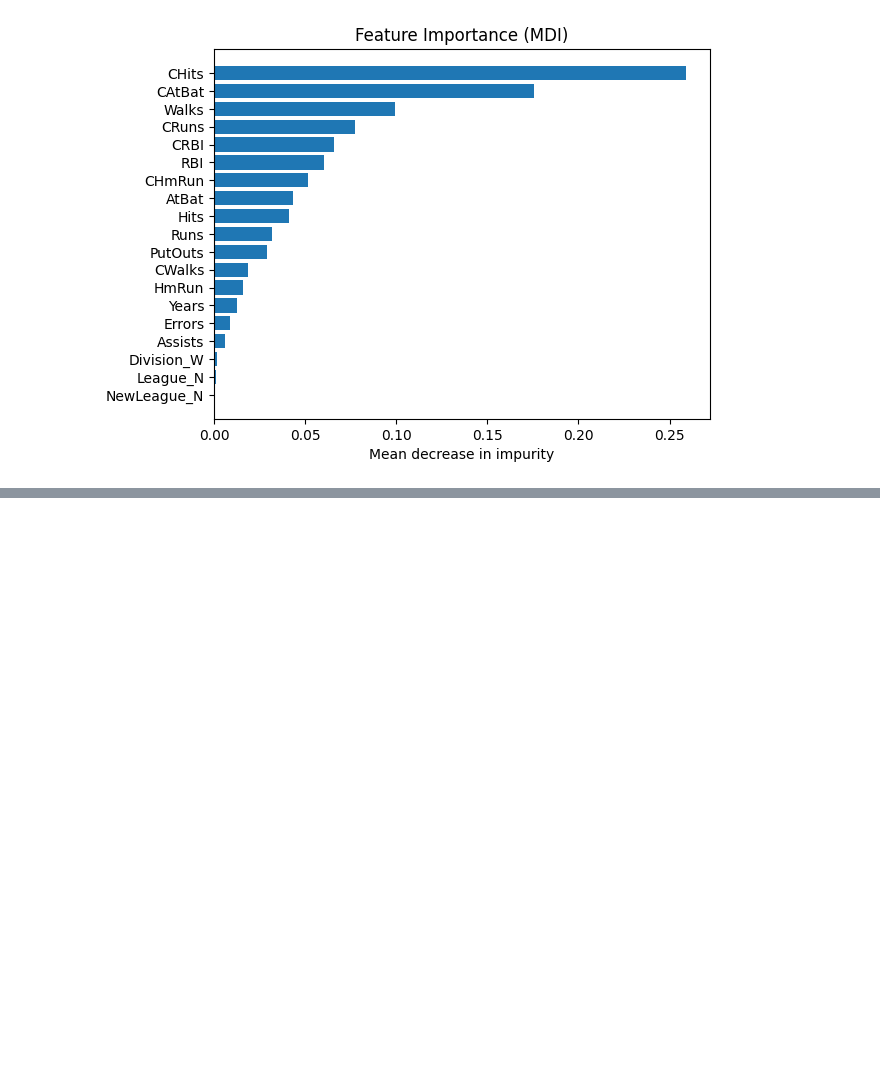
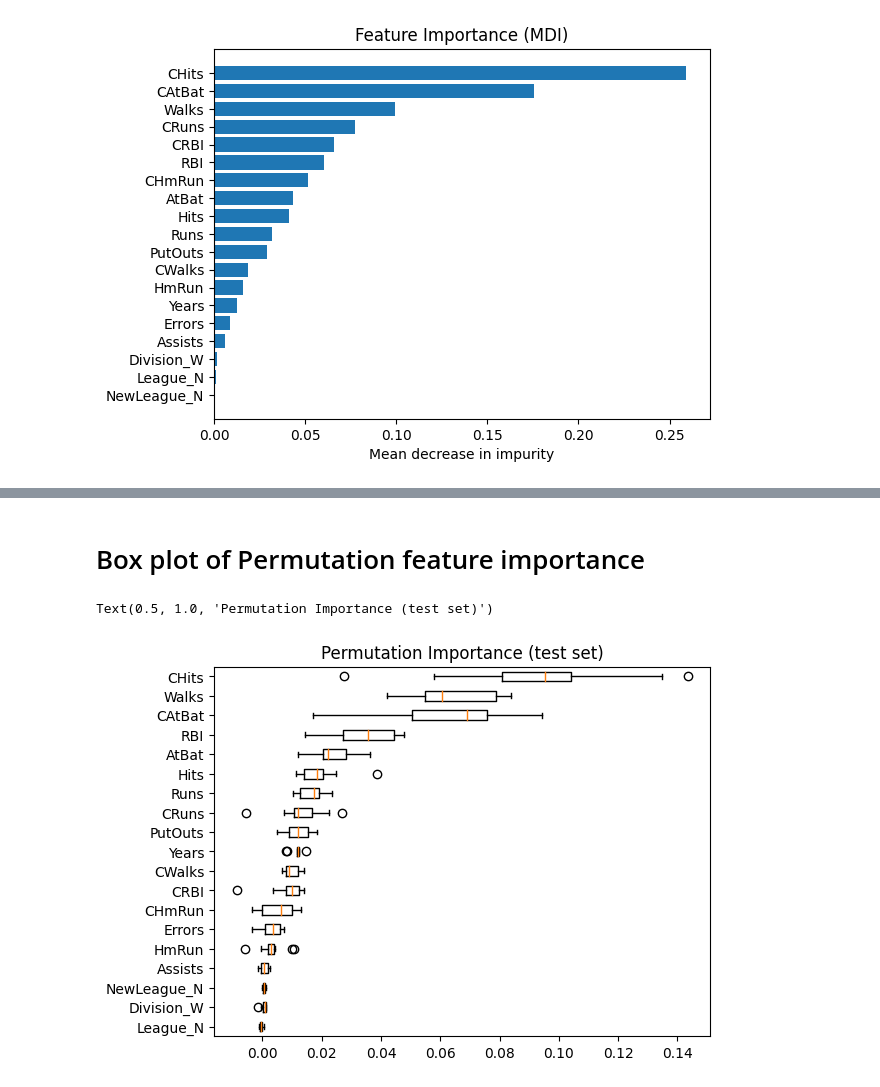
Before and after one commit to Prasannar07/RF-Tutorials, a Jupyter notebook: Hitters_Data_RF.ipynb, the cells around one changed output, grey strips where cells are left out. Saved outputs shown, nothing was run; the diff lists cells and outputs as text; code cells hidden in the pictures; blank space fills up the shorter version.

```diff
--- a/Hitters_Data_RF.ipynb
+++ b/Hitters_Data_RF.ipynb
@@ -61,0 +102,13 @@ plt.xlabel("Mean decrease in impurity");
+# %% [markdown]
+# Box plot of Permutation feature importance
+# %%
+plt.boxplot(
+    result.importances[sorted_idx].T,
+    vert=False,
+    labels=np.array(feature_names)[sorted_idx],
+)
+
+plt.title("Permutation Importance (test set)")
+# %% [output]
+Text(0.5, 1.0, 'Permutation Importance (test set)')
+[figure, added]
```
Also changed, not shown: parts of 13 cells of this notebook, 1 other file.
